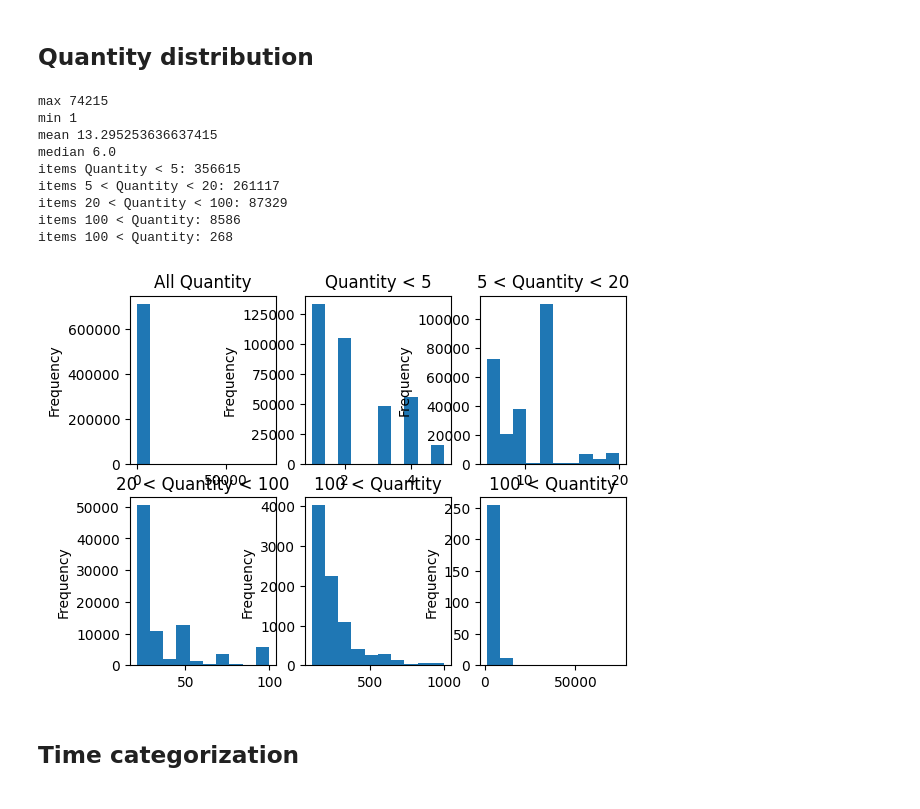
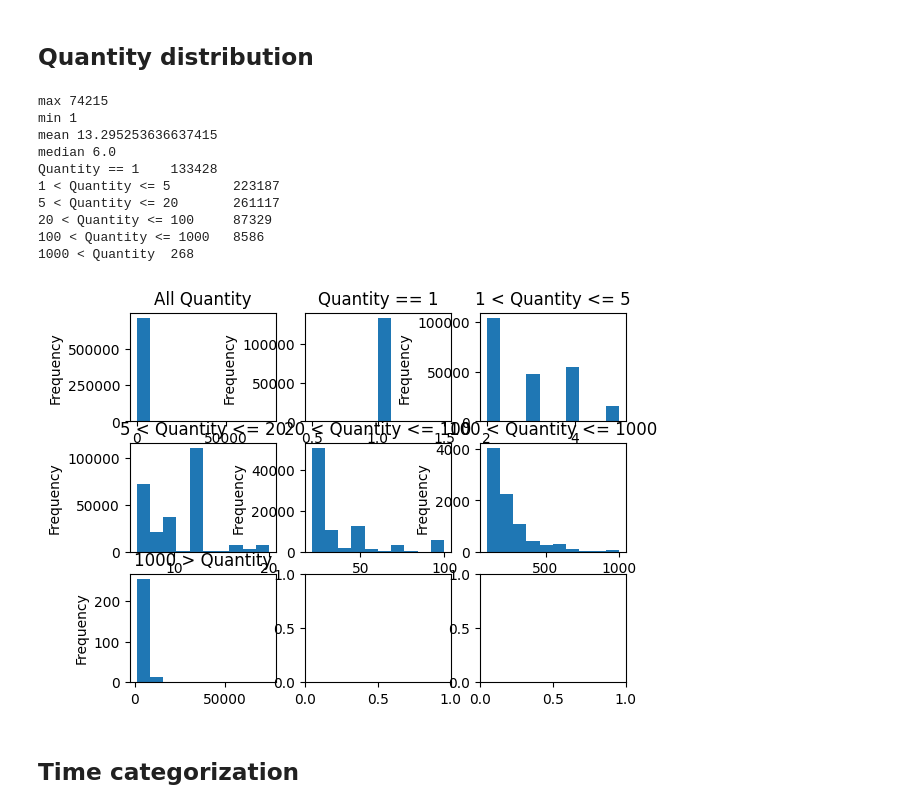
Before and after one commit to SteinVandenbroeke/Data_mining_projects, a Jupyter notebook: Assignment1/analyses.ipynb, the cells around one changed output. Saved outputs shown, nothing was run; the diff lists cells and outputs as text; code cells hidden in the pictures.

```diff
--- a/Assignment1/analyses.ipynb
+++ b/Assignment1/analyses.ipynb
@@ -59,50 +102,58 @@ retail_dataset.handle_missing_or_wrong_values()
 print("max", retail_dataset.df['Quantity'].max())
 print("min", retail_dataset.df['Quantity'].min())
 print("mean", retail_dataset.df['Quantity'].mean())
 print("median", retail_dataset.df['Quantity'].median())
 
-fig, axes = plt.subplots(2, 3)
+fig, axes = plt.subplots(3, 3)
 
 limited_information =  retail_dataset.df
 limited_information['Quantity'].plot(kind='hist', title='All Quantity', ax=axes[0,0])
 
+limited_information =  retail_dataset.df
+limited_information =  limited_information[limited_information["Quantity"] == 1]
+limited_information['Quantity'].plot(kind='hist', title='Quantity == 1', ax=axes[0,1])
+print("Quantity == 1\t", limited_information['Quantity'].count())
+
+limited_information =  retail_dataset.df
 limited_information =  limited_information[limited_information["Quantity"] <= 5]
-limited_information['Quantity'].plot(kind='hist', title='Quantity < 5', ax=axes[0,1])
-print("items Quantity < 5:", limited_information['Quantity'].count())
+limited_information =  limited_information[limited_information["Quantity"] > 1]
+limited_information['Quantity'].plot(kind='hist', title='1 < Quantity <= 5', ax=axes[0,2])
+print("1 < Quantity <= 5\t", limited_information['Quantity'].count())
 
 limited_information =  retail_dataset.df
 limited_information =  limited_information[limited_information["Quantity"] > 5]
 limited_information =  limited_information[limited_information["Quantity"] <= 20]
-limited_information['Quantity'].plot(kind='hist', title='5 < Quantity < 20', ax=axes[0,2])
-print("items 5 < Quantity < 20:", limited_information['Quantity'].count())
+limited_information['Quantity'].plot(kind='hist', title='5 < Quantity <= 20', ax=axes[1,0])
+print("5 < Quantity <= 20\t", limited_information['Quantity'].count())
 
 limited_information =  retail_dataset.df
 limited_information =  limited_information[limited_information["Quantity"] > 20]
 limited_information =  limited_information[limited_information["Quantity"] <= 100]
-limited_information['Quantity'].plot(kind='hist', title='20 < Quantity < 100', ax=axes[1,0])
-print("items 20 < Quantity < 100:", limited_information['Quantity'].count())
+limited_information['Quantity'].plot(kind='hist', title='20 < Quantity <= 100', ax=axes[1,1])
+print("20 < Quantity <= 100\t", limited_information['Quantity'].count())
 
 limited_information =  retail_dataset.df
 limited_information =  limited_information[limited_information["Quantity"] > 100]
 limited_information =  limited_information[limited_information["Quantity"] <= 1000]
-limited_information['Quantity'].plot(kind='hist', title='100 < Quantity', ax=axes[1,1])
-print("items 100 < Quantity:", limited_information['Quantity'].count())
+limited_information['Quantity'].plot(kind='hist', title='100 < Quantity <= 1000', ax=axes[1,2])
+print("100 < Quantity <= 1000\t", limited_information['Quantity'].count())
 
 limited_information =  retail_dataset.df
 limited_information =  limited_information[limited_information["Quantity"] > 1000]
-limited_information['Quantity'].plot(kind='hist', title='100 < Quantity', ax=axes[1,2])
-print("items 100 < Quantity:", limited_information['Quantity'].count())
+limited_information['Quantity'].plot(kind='hist', title='1000 > Quantity', ax=axes[2,0])
+print("1000 < Quantity\t", limited_information['Quantity'].count())
 # %% [output]
 max 74215
 min 1
 mean 13.295253636637415
 median 6.0
-items Quantity < 5: 356615
-items 5 < Quantity < 20: 261117
-items 20 < Quantity < 100: 87329
-items 100 < Quantity: 8586
-items 100 < Quantity: 268
+Quantity == 1    133428
+1 < Quantity <= 5        223187
+5 < Quantity <= 20       261117
+20 < Quantity <= 100     87329
+100 < Quantity <= 1000   8586
+1000 < Quantity  268
-[figure, old version]
+[figure, new version]
 # %% [markdown]
 ## Time categorization
 # %%
```
Also changed, not shown: parts of 6 cells of this notebook, 2 other files.
